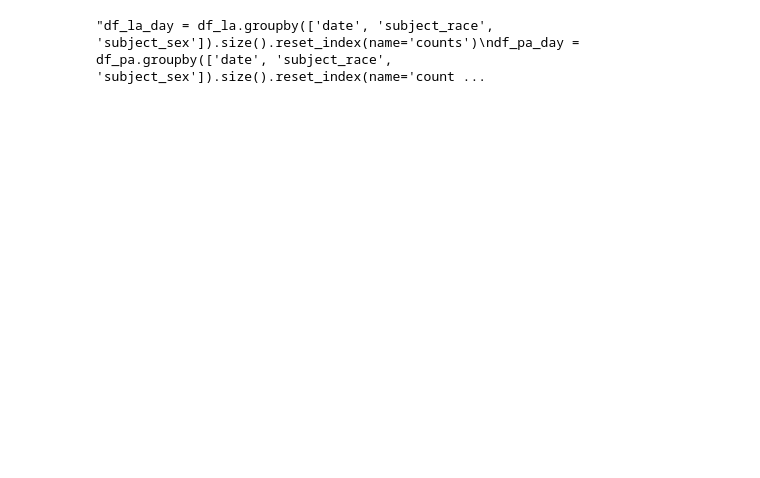
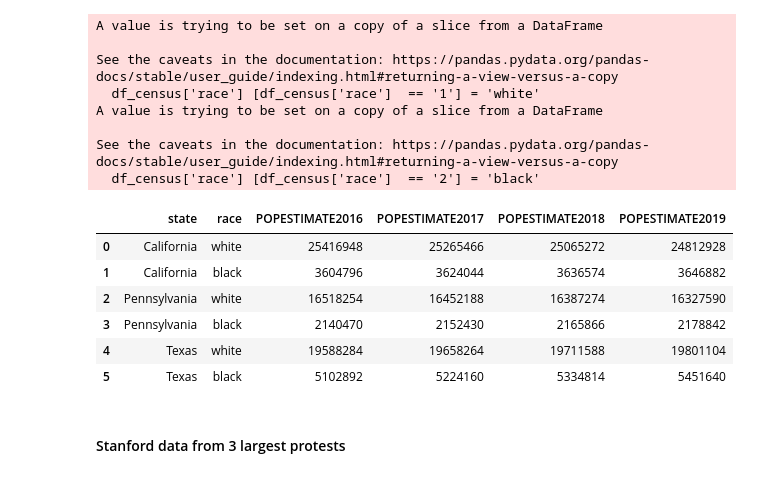
Before and after one commit to epfl-ada/ada-2020-project-milestone-p3-p3_three_musketeers, a Jupyter notebook: data_wranggling.ipynb, the cells around one changed output. Cells and saved outputs as stored; diff of their text form; code cells hidden in the pictures; blank space fills up the shorter version.

```diff
--- a/data_wranggling.ipynb
+++ b/data_wranggling.ipynb
@@ -4 +136,47 @@ import numpy as np
+# %%
+# Select census data for states of top 3 largest protests
+df_census = df_census[(df_census['NAME'] == 'Texas') |
+                      (df_census['NAME'] == 'Pennsylvania') |
+                      (df_census['NAME'] == 'California')]
+
+# Select census data for people older than 16
+df_census = df_census[df_census['AGE'] >= 16]
+
+# Exclude people with Hispanic origin and keep only Black and White races
+# [1 = Not Hispanic]
+df_census = df_census[df_census['ORIGIN'] == 1]
+
+# [1 = White Alone, 2 = Black or African American Alone]
+df_census = df_census[(df_census['RACE'] == 1) | (df_census['RACE'] == 2)].drop(columns='ORIGIN')
+
+# Aggregate data based on 'NAME','ORIGIN' and 'RACE'
+aggregated_columns = "POPESTIMATE2016", "POPESTIMATE2017", "POPESTIMATE2018", "POPESTIMATE2019"
+df_census = df_census.groupby(['NAME', 'RACE'])[aggregated_columns].sum().reset_index()
+
+df_census = df_census.rename(columns={"NAME": "state", "RACE": "race"})
+
+df_census['race'] = df_census['race'].astype(str)
+
+df_census['race'] [df_census['race']  == '1'] = 'white'
+df_census['race'] [df_census['race']  == '2'] = 'black'
+
+df_census.head(6)
+# %% [output]
+A value is trying to be set on a copy of a slice from a DataFrame
+
+See the caveats in the documentation: https://pandas.pydata.org/pandas-docs/stable/user_guide/indexing.html#returning-a-view-versus-a-copy
+  df_census['race'] [df_census['race']  == '1'] = 'white'
+A value is trying to be set on a copy of a slice from a DataFrame
+
+See the caveats in the documentation: https://pandas.pydata.org/pandas-docs/stable/user_guide/indexing.html#returning-a-view-versus-a-copy
+  df_census['race'] [df_census['race']  == '2'] = 'black'
+|  | state | race | POPESTIMATE2016 | POPESTIMATE2017 | POPESTIMATE2018 | POPESTIMATE2019 |
+| 0 | California | white | 25416948 | 25265466 | 25065272 | 24812928 |
+| 1 | California | black | 3604796 | 3624044 | 3636574 | 3646882 |
+| 2 | Pennsylvania | white | 16518254 | 16452188 | 16387274 | 16327590 |
+| 3 | Pennsylvania | black | 2140470 | 2152430 | 2165866 | 2178842 |
+| 4 | Texas | white | 19588284 | 19658264 | 19711588 | 19801104 |
+| 5 | Texas | black | 5102892 | 5224160 | 5334814 | 5451640 |
+# %% [markdown]
+#### Stanford data from 3 largest protests
 # %%
@@ -9,29 +185,0 @@ df_census = pd.read_csv('data/census-clean.csv.gz', compression='gzip')
-# %%
-def select_time_frame(df, date):
-    df.date = pd.to_datetime(df.date)
-    df = df[df['date'] > pd.to_datetime(date)]
-    return df
-
-df_la = select_time_frame(df_la, '2017-01-01')
-df_pa = select_time_frame(df_pa, '2017-01-01')
-df_sa = select_time_frame(df_sa, '2017-01-01')
-
-df_la.to_csv('data/states/ca_los_angeles_2020_04_01.csv.gz', compression='gzip')
-df_pa.to_csv('data/states/pa_philadelphia_2020_04_01.csv.gz', compression='gzip')
-df_sa.to_csv('data/states/tx_san_antonio_2020_04_01.csv.gz', compression='gzip')
-
-
-
-'''df_la_day = df_la.groupby(['date', 'subject_race', 'subject_sex']).size().reset_index(name='counts')
-df_pa_day = df_pa.groupby(['date', 'subject_race', 'subject_sex']).size().reset_index(name='counts')
-df_sa_day = df_sa.groupby(['date', 'subject_race', 'subject_sex']).size().reset_index(name='counts')
-
-print(df_pa)
-
-df_census = df_census
-df_census_pa = df_census[df_census['state']=='Pennsylvania']
-
-df_census_pa.head(20)
-'''
-# %% [output]
-"df_la_day = df_la.groupby(['date', 'subject_race', 'subject_sex']).size().reset_index(name='counts')\ndf_pa_day = df_pa.groupby(['date', 'subject_race', 'subject_sex']).size().reset_index(name='count ...
```
Also changed, not shown: parts of 19 cells of this notebook, 3 other files.
